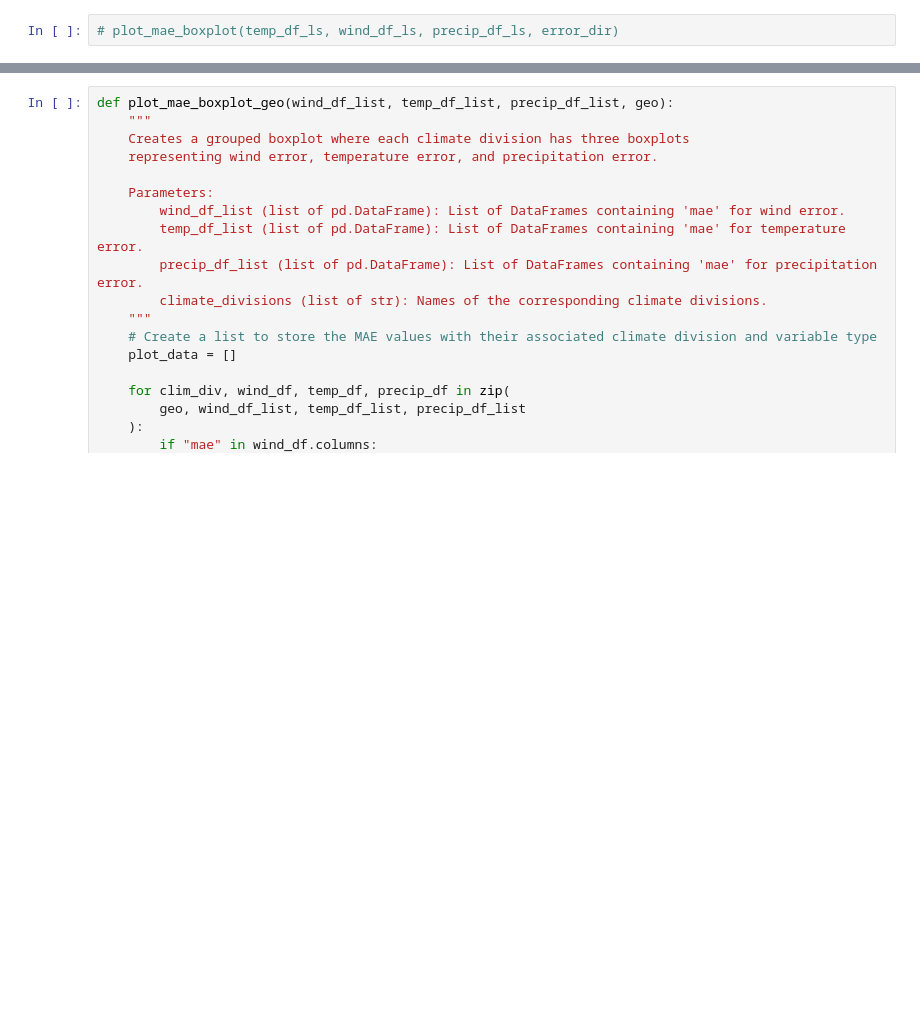
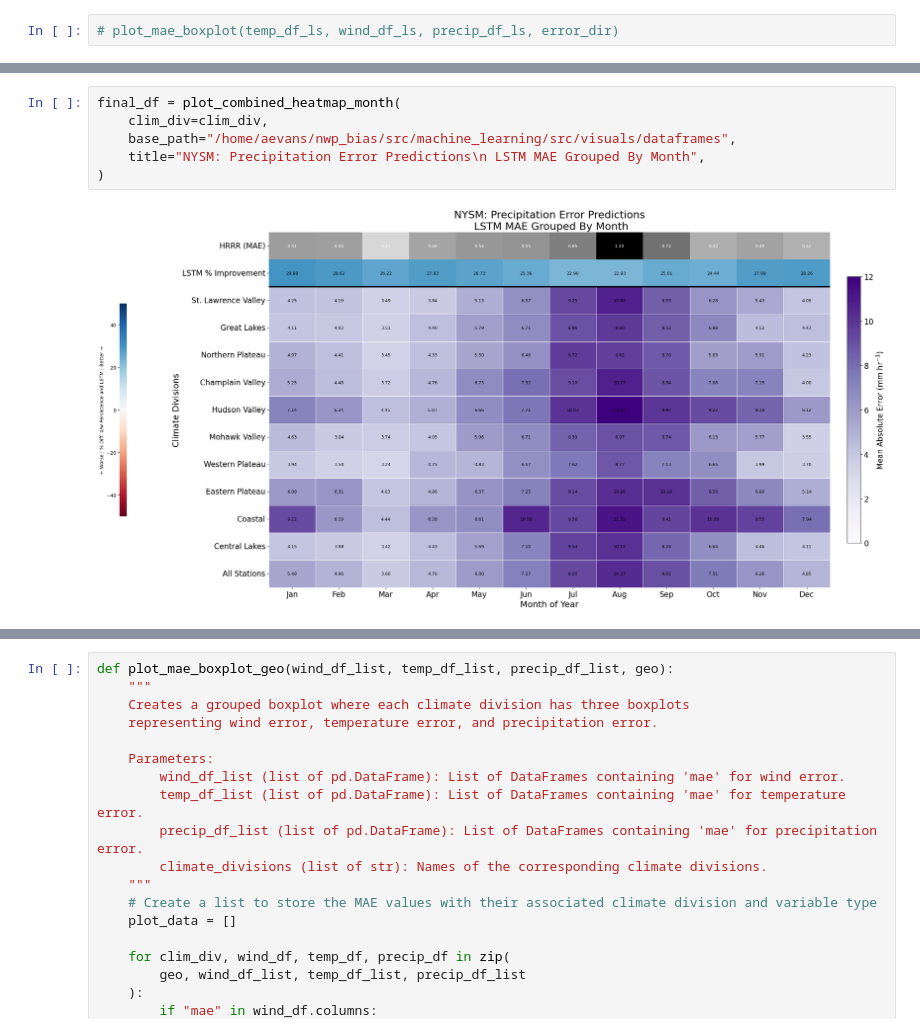
Before and after one commit to shmaronshmevans/nwp_bias, a Jupyter notebook: src/machine_learning/notebooks/visualize_error_metrics.ipynb, the cells around one changed output, grey strips where cells are left out. Saved outputs shown, nothing was run; the diff lists cells and outputs as text; blank space fills up the shorter version.

```diff
--- a/src/machine_learning/notebooks/visualize_error_metrics.ipynb
+++ b/src/machine_learning/notebooks/visualize_error_metrics.ipynb
@@ -1472,3 +1851,11 @@ plt.show()
+# %%
+final_df = plot_combined_heatmap_month(
+    clim_div=clim_div,
+    base_path="/home/aevans/nwp_bias/src/machine_learning/src/visuals/dataframes",
+    title="NYSM: Precipitation Error Predictions\n LSTM MAE Grouped By Month",
+)
+# %% [output]
+[figure, added]
 # %%
 # Month order
 months = [
```
Also changed, not shown: parts of 33 cells of this notebook, 12 other files.
